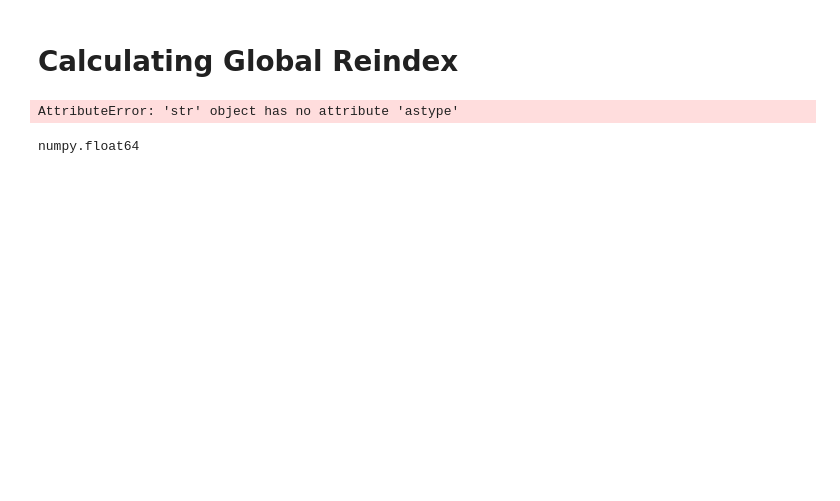
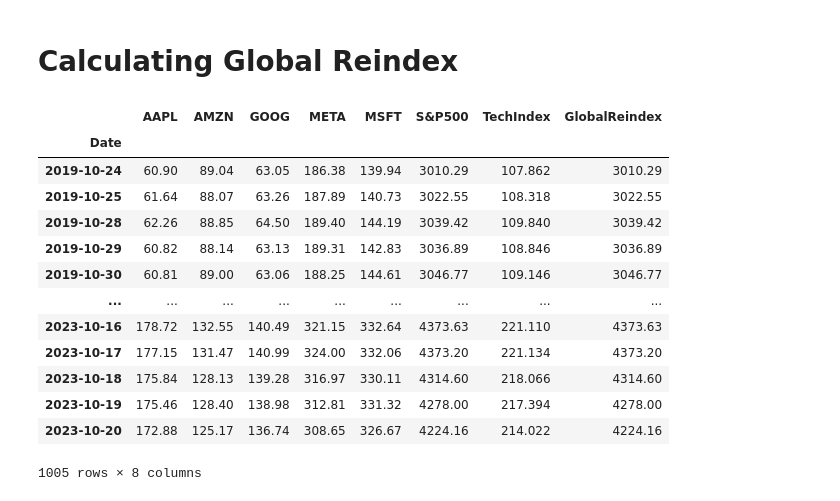
Before and after one commit to RakshandaHedawoo/Beyond-The-Headlines-Exploring-Insights-From-Stocks, a Jupyter notebook: StockBusters_ProjectUpdate.ipynb, the cells around one changed output. Cells and saved outputs as stored; diff of their text form; code cells hidden in the pictures; blank space fills up the shorter version.

```diff
--- a/StockBusters_ProjectUpdate.ipynb
+++ b/StockBusters_ProjectUpdate.ipynb
@@ -103,0 +145,2 @@ dfIndexes = pd.merge(df500, dfDow, on = 'Date', how ='inner', suffixes=('_500',
+# %%
+dfStocks = pd.concat((dfAAPL, dfAMZN, dfBMY, dfCHTR, dfCL, dfCMCSA, dfGOOG, dfJNJ, dfKO, dfLLY, dfMETA, dfMRK, dfMSFT, dfPEP, dfPFE, dfPG, dfT, dfTMUS, dfVZ, dfWMT), join = 'inner', keys = ['AAPL', 'AMZN', 'BMY', 'CHTR', 'CL', 'CMCSA', 'GOOG', 'JNJ', 'KO', 'LLY', 'META', 'MRK', 'MSFT', 'PEP', 'PFE', 'PG', 'T', 'TMUS', 'VZ', 'WMT'], axis = 1)
@@ -117,5 +166,2 @@ dfIndexes.head()
 # %%
-#need to work on this : convert str to float
 dfIndexes.index = dfIndexes.index.map(lambda d: pd.to_datetime(d).strftime('%Y-%m-%d'))
-dfIndexes = dfIndexes.apply(lambda index: index.str.replace(',','').astype(float))
-dfIndexes.head()
@@ -160,5 +208,25 @@ dataset
 # %% [markdown]
 # Data Processing
 ## Calculating relative indexes of each sector
+# %%
+def get_stock_index(df,stock_name):
+    if stock_name == 'Tech':
+        tech_stock_df = pd.concat((df.AAPL.Close,df.AMZN.Close,df.GOOG.Close,df.META.Close,df.MSFT.Close,df['S&P500'].Close),join = 'inner',keys=['AAPL','AMZN','GOOG','META','MSFT','S&P500'],axis=1)
+        tech_stock_df['TechIndex'] = 0.2*tech_stock_df.AAPL+0.2*tech_stock_df.AMZN+0.2*tech_stock_df.GOOG+0.2*tech_stock_df.META+0.2*tech_stock_df.MSFT
+        return tech_stock_df
+    elif stock_name == 'Pharma':
+        pharma_stock_df = pd.concat((dataset.JNJ.Close,dataset.PFE.Close,dataset.MRK.Close,dataset.BMY.Close,dataset.LLY.Close,df['S&P500'].Close),join = 'inner',keys=['JNJ','PFE','MRK','BMY','LLY'],axis=1)
+        pharma_stock_df['PharmaIndex'] = 0.2*pharma_stock_df.JNJ+0.2*pharma_stock_df.PFE+0.2*pharma_stock_df.MRK+0.2*pharma_stock_df.BMY+0.2*pharma_stock_df.LLY
+        return pharma_stock_df
+    elif stock_name == 'Telecom':
+        telecom_stock_df = pd.concat((dataset['T'].Close,dataset.VZ.Close,dataset.TMUS.Close,dataset.CMCSA.Close,dataset.CHTR.Close,df['S&P500'].Close),join = 'inner',keys=['T','VZ','TMUS','CMCSA','CHTR'],axis=1)
+        telecom_stock_df['TelecomIndex'] = 0.2*telecom_stock_df['T']+0.2*telecom_stock_df.VZ+0.2*telecom_stock_df.TMUS+0.2*telecom_stock_df.CMCSA+0.2*telecom_stock_df.CHTR
+        return telecom_stock_df
+    elif stock_name == 'FMCG':
+        fmcg_stock_df = pd.concat((dataset.PG.Close,dataset.KO.Close,dataset.PEP.Close,dataset.WMT.Close,dataset.CL.Close,df['S&P500'].Close),join = 'inner',keys=['PG','KO','PEP','WMT','CL'],axis=1)
+        fmcg_stock_df['FMCGIndex'] = 0.2*fmcg_stock_df.PG+0.2*fmcg_stock_df.KO+0.2*fmcg_stock_df.PEP+0.2*fmcg_stock_df.WMT+0.2*fmcg_stock_df.CL
+        return fmcg_stock_df
+    else:
+        return NULL
 # %% [markdown]
 Calculating relative index for tech stock
@@ -218,0 +233,3 @@ fmcg_stock_df.head()
+# %%
+tech_stock_df = get_stock_index(dataset,'Tech')
+tech_stock_df.head()
@@ -219,16 +244,27 @@ fmcg_stock_df.head()
 # %% [markdown]
 # Calculating Global Reindex
 # %%
-#need to work on this once we convert str to float
-for i in range(0,len(tech_stock_df)):
-    if i==0:
-        tech_stock_df['TechGlobalReindex']  = tech_stock_df['S&P500'][0].astype(float)
-    else:
-        tech_stock_df['TechGlobalReindex'] = (tech_stock_df['TechGlobalReindex'][i-1] * tech_stock_df['S&P500'][i].astype(float))/tech_stock_df['S&P500'][i-1].astype(float)
-tech_stock_df.head()
+def get_global_reindex(df):
+    df['GlobalReindex'] = 0.0
+    for i in range(0,len(tech_stock_df)):
+        if i==0:
+            df['GlobalReindex'][i]  = df['S&P500'][0].astype(float)
+        else:
+            df['GlobalReindex'][i] = (df['GlobalReindex'][i-1] * df['S&P500'][i].astype(float))/df['S&P500'][i-1].astype(float)
+    return df
+get_global_reindex(tech_stock_df)
 # %% [output]
+|  | AAPL | AMZN | GOOG | META | MSFT | S&P500 | TechIndex | GlobalReindex |
+| Date |  |  |  |  |  |  |  |  |
+| 2019-10-24 | 60.90 | 89.04 | 63.05 | 186.38 | 139.94 | 3010.29 | 107.862 | 3010.29 |
+| 2019-10-25 | 61.64 | 88.07 | 63.26 | 187.89 | 140.73 | 3022.55 | 108.318 | 3022.55 |
+| 2019-10-28 | 62.26 | 88.85 | 64.50 | 189.40 | 144.19 | 3039.42 | 109.840 | 3039.42 |
+| 2019-10-29 | 60.82 | 88.14 | 63.13 | 189.31 | 142.83 | 3036.89 | 108.846 | 3036.89 |
+| 2019-10-30 | 60.81 | 89.00 | 63.06 | 188.25 | 144.61 | 3046.77 | 109.146 | 3046.77 |
+| ... | ... | ... | ... | ... | ... | ... | ... | ... |
+| 2023-10-16 | 178.72 | 132.55 | 140.49 | 321.15 | 332.64 | 4373.63 | 221.110 | 4373.63 |
+| 2023-10-17 | 177.15 | 131.47 | 140.99 | 324.00 | 332.06 | 4373.20 | 221.134 | 4373.20 |
+| 2023-10-18 | 175.84 | 128.13 | 139.28 | 316.97 | 330.11 | 4314.60 | 218.066 | 4314.60 |
+| 2023-10-19 | 175.46 | 128.40 | 138.98 | 312.81 | 331.32 | 4278.00 | 217.394 | 4278.00 |
+| 2023-10-20 | 172.88 | 125.17 | 136.74 | 308.65 | 326.67 | 4224.16 | 214.022 | 4224.16 |
-AttributeError: 'str' object has no attribute 'astype'
+1005 rows × 8 columns
-# %%
-type(tech_stock_df['APPL'][0])
-# %% [output]
-numpy.float64
```
Also changed, not shown: parts of 60 cells of this notebook.
